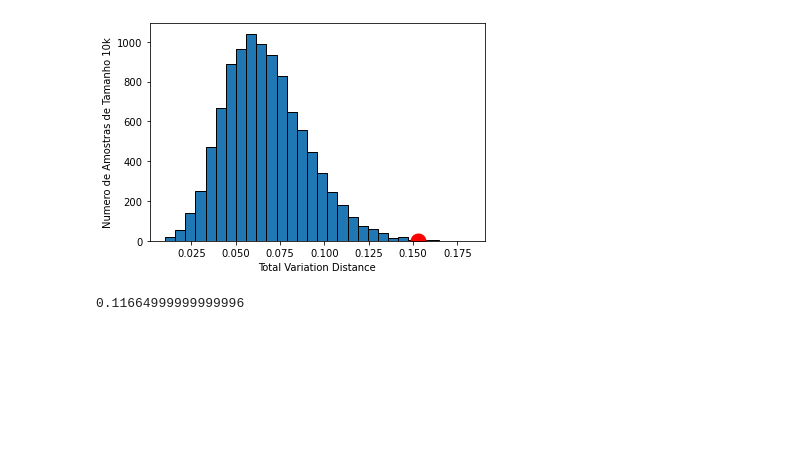
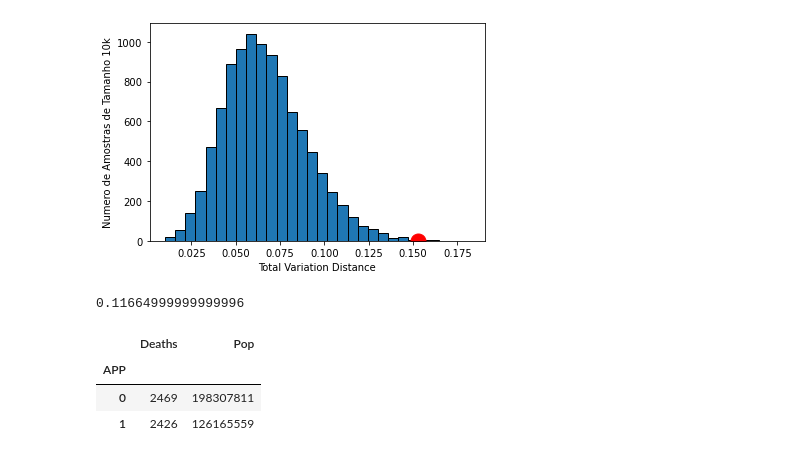
Before and after one commit to nascimentocrp/icd-trabalho-final, a Jupyter notebook: notebooks/Teste de Hipotese.ipynb, the cells around one changed output. Cells and saved outputs as stored; diff of their text form; code cells hidden in the pictures; blank space fills up the shorter version.

```diff
--- a/notebooks/Teste de Hipotese.ipynb
+++ b/notebooks/Teste de Hipotese.ipynb
@@ -3,8 +3,8 @@ import pandas as pd
 import numpy as np
 import matplotlib.pyplot as plt
 # %%
-dfShootings = pd.read_csv('datasets/shootings.csv')
-usPop = pd.read_csv('datasets/acs2017_census_tract_data.csv')
+dfShootings = pd.read_csv('../datasets/shootings.csv')
+usPop = pd.read_csv('../datasets/acs2017_census_tract_data.csv')
 # %%
 usPop['Other'] = round(100 - usPop['Hispanic'] - usPop['White'] - usPop['Black'] - usPop['Native'] - usPop['Asian'], 2)
 orderedRace = ['White','Black','Hispanic','Asian','Native','Other']
@@ -115,0 +118,21 @@ superior
+# %%
+df_death_per_state = dfShootings.groupby(['state']).size()
+dps = pd.DataFrame(df_death_per_state)
+dps = dps.rename(columns = {0: 'Deaths'})
+dps['APP'] = 0
+dps.loc[['AK','AR','ID','WV','WY','MT','NM','AL','ND','HI','LA','SC','MS','KY','TN','NV','MN','TX','SD','WI','CO','IA','IN','FL','AZ'],'APP'] = 1
+dps = dps.groupby(['APP']).sum()
+
+usPop = usPop.groupby(['State']).sum()
+usPop = usPop[['TotalPop']]
+usPop['APP'] = 0
+usPop.loc[['Alaska','Arkansas','Idaho','West Virginia','Wyoming','Montana','New Mexico','Alabama','North Dakota','Hawaii','Louisiana','South Carolina','Mississippi','Kentucky','Tennessee','Nevada','Minnesota','Texas','South Dakota','Wisconsin','Colorado','Iowa','Indiana','Florida','Arizona'],'APP'] = 1
+usPop = usPop.groupby(['APP']).sum()
+
+dps['Pop'] = usPop['TotalPop']
+dps
+# %% [output]
+|  | Deaths | Pop |
+| APP |  |  |
+| 0 | 2469 | 198307811 |
+| 1 | 2426 | 126165559 |
```
Also changed, not shown: parts of 1 cell of this notebook.
